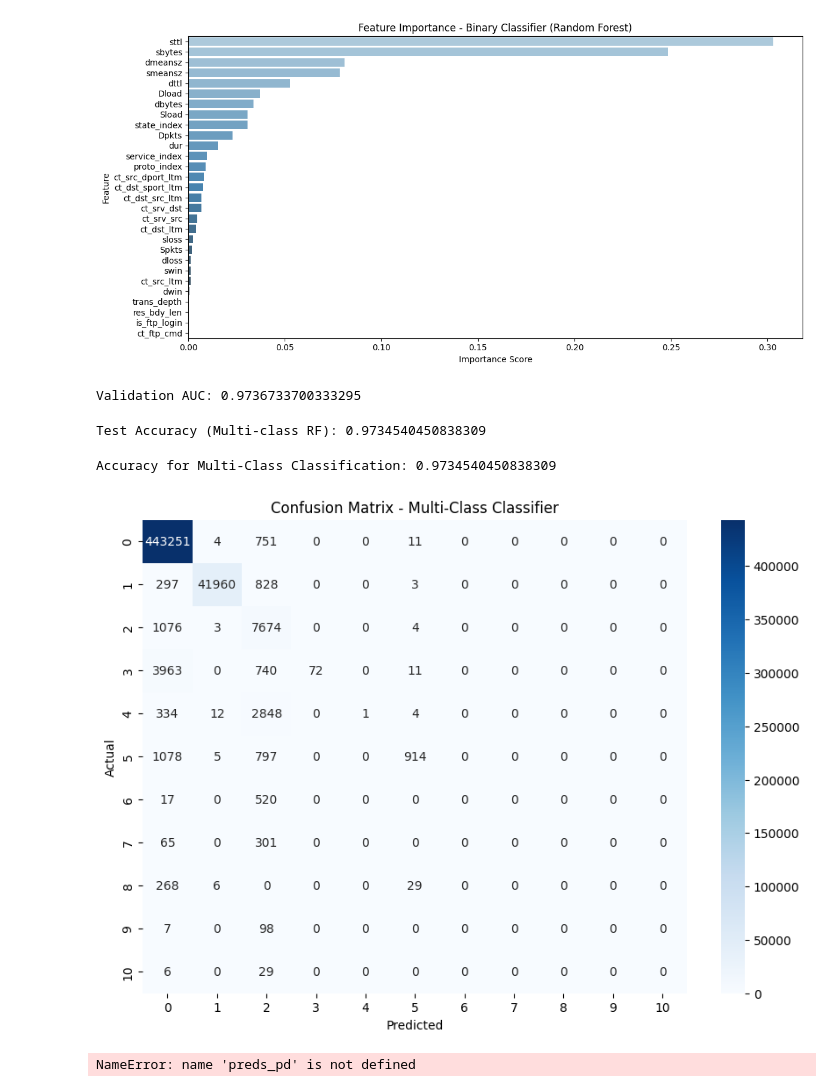
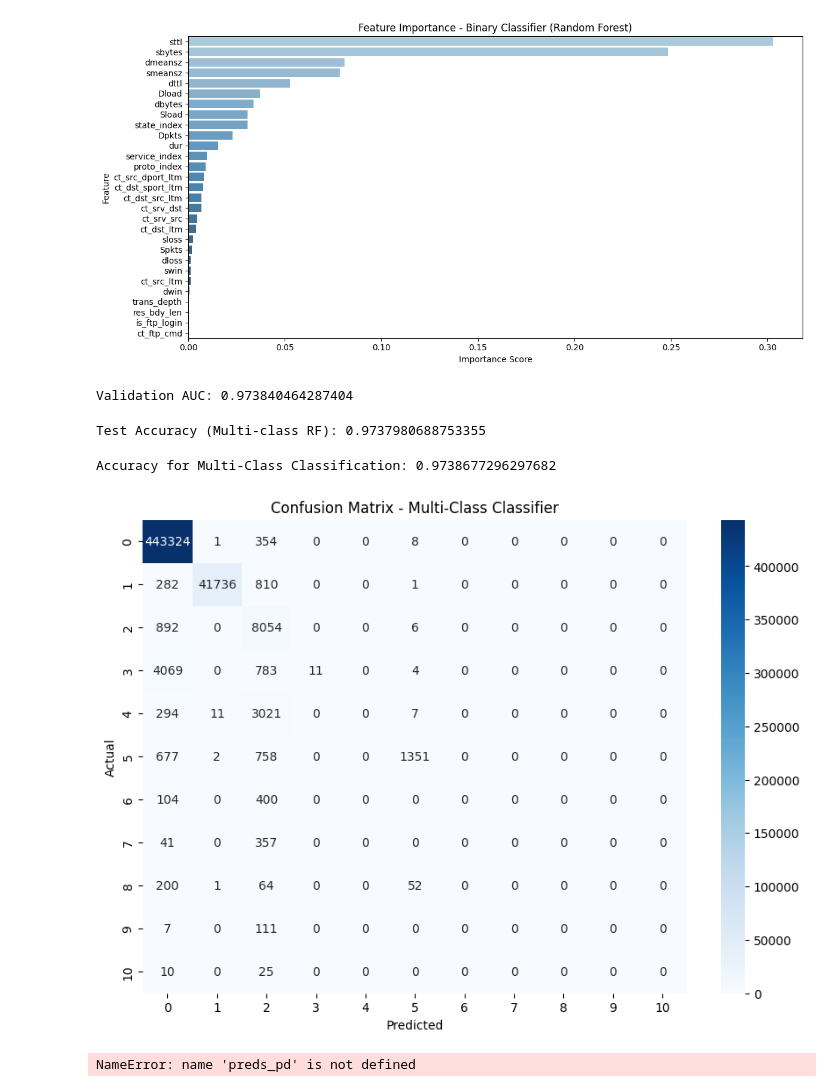
Before and after one commit to rayoo22/MNIST-ImageClassifier, a Jupyter notebook: multiclassifier_and_binary_classifier.ipynb, the cells around one changed output. Saved outputs shown, nothing was run; the diff lists cells and outputs as text; code cells hidden in the pictures.

```diff
--- a/multiclassifier_and_binary_classifier.ipynb
+++ b/multiclassifier_and_binary_classifier.ipynb
@@ -273,27 +282,27 @@ rf_mc = RandomForestClassifier(
     maxBins=150  # ensure this is >= highest cardinality of any categorical feature
 )
 
-rf_mc_model = rf_mc.fit(train_data_mc)
+rf_mc_model = rf_mc.fit(train_data)
 # %%
 # validate using validation set
-val_predictions_mc = rf_mc_model.transform(val_data_mc)
+val_predictions_mc = rf_mc_model.transform(val_data)
 
 evaluator = MulticlassClassificationEvaluator(
     labelCol="attack_cat_index",
     predictionCol="prediction",
-    metricName="accuracy"  # or "f1", "weightedPrecision", "weightedRecall"
+    metricName="accuracy"
 )
 val_auc = evaluator.evaluate(val_predictions_mc)
 print(f"Validation AUC: {val_auc}")
 # %% [output]
-Validation AUC: 0.9736733700333295
+Validation AUC: 0.973840464287404
 # %%
-test_predictions_mc = rf_mc_model.transform(test_data_mc)
+test_predictions_mc = rf_mc_model.transform(test_data)
 
 test_accuracy = evaluator.evaluate(test_predictions_mc)
 print(f"Test Accuracy (Multi-class RF): {test_accuracy}")
 # %% [output]
-Test Accuracy (Multi-class RF): 0.9734540450838309
+Test Accuracy (Multi-class RF): 0.9737980688753355
 # %%
 evaluator_mc = MulticlassClassificationEvaluator(
     labelCol="attack_cat_index",
@@ -304,22 +313,22 @@ evaluator_mc = MulticlassClassificationEvaluator(
 accuracy = evaluator_mc.evaluate(test_predictions_mc)
 print(f"Accuracy for Multi-Class Classification: {accuracy}")
 # %% [output]
-Accuracy for Multi-Class Classification: 0.9734540450838309
+Accuracy for Multi-Class Classification: 0.9738677296297682
 # %%
 preds_pd = test_predictions_mc.select("attack_cat_index", "prediction").toPandas()
 
 # Compute confusion matrix
 cm = confusion_matrix(preds_pd["attack_cat_index"], preds_pd["prediction"])
 
 # Plot
 plt.figure(figsize=(10, 7))
 sns.heatmap(cm, annot=True, fmt='d', cmap="Blues")
-plt.title("Confusion Matrix - Multi-Class Classifier")
+plt.title("Confusion Matrix - Multi-Class Classifier")how do know the attack categories of the
 plt.xlabel("Predicted")
 plt.ylabel("Actual")
 plt.show()
 # %% [output]
-[figure, old version]
+[figure, new version]
 # %%
 print(classification_report(preds_pd["attack_cat_index"], preds_pd["prediction"]))
 # %% [output]
```
Also changed, not shown: parts of 4 cells of this notebook.
